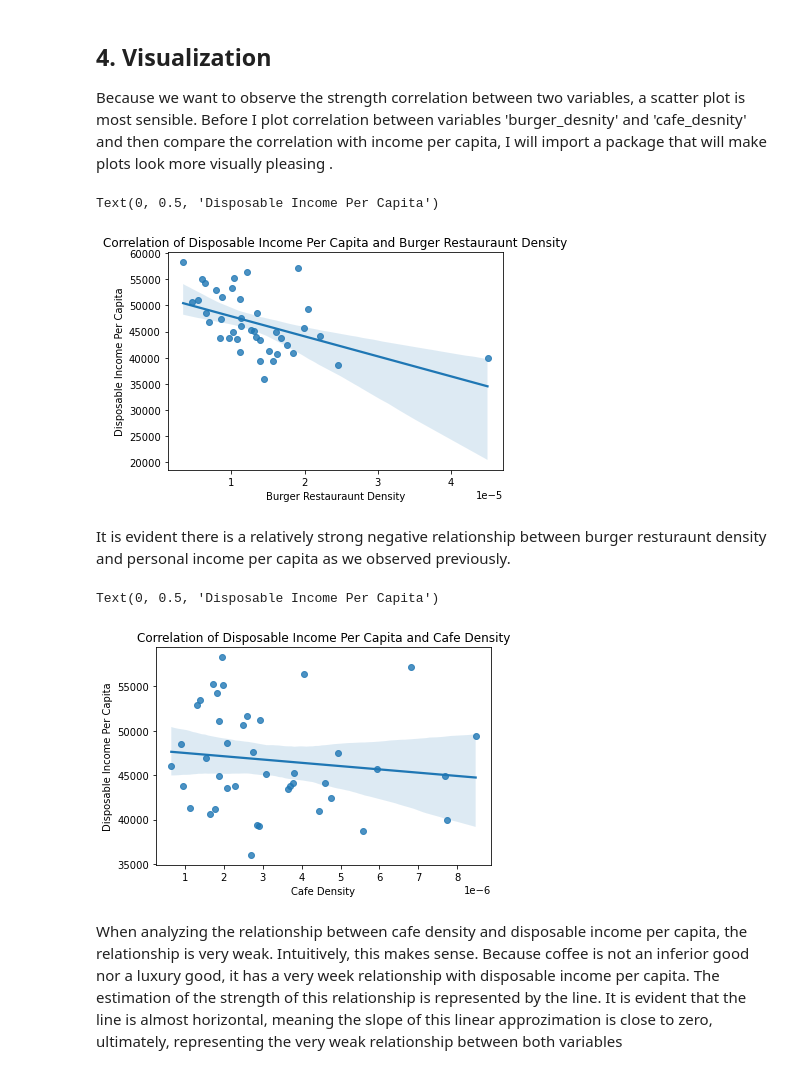
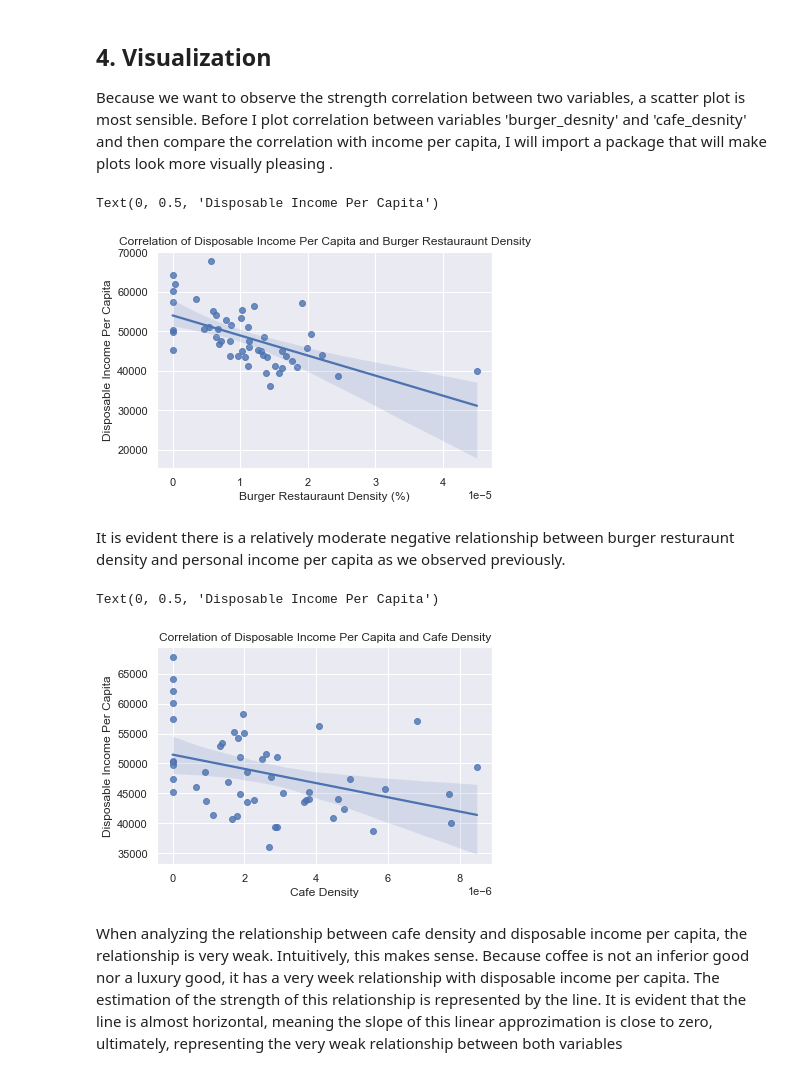
Before and after one commit to alishalaby07/RestaurantAnalysis, a Jupyter notebook: Assignment.ipynb, the cells around one changed output. Saved outputs shown, nothing was run; the diff lists cells and outputs as text; code cells hidden in the pictures.

```diff
--- a/Assignment.ipynb
+++ b/Assignment.ipynb
@@ -297,7 +315,9 @@ Finally, I want to add columns that finds the restaurant and burger restaurant d
 burger_restaurants = restaurants.loc[restaurants.categories.str.lower().str.contains("burger")]
 burger_restaurants = burger_restaurants.groupby('province').size().reset_index()
 burger_restaurants.columns = ['Code', 'num_burger_restaurants']
-df_main = pd.merge(temp, burger_restaurants, on='Code')
+df_main = pd.merge(temp, burger_restaurants, on='Code', how = 'left')
+df_main['num_burger_restaurants'] = df_main.num_burger_restaurants.fillna(0)
+df_main['num_restaurants'] = df_main.num_restaurants.fillna(0)
 df_main['restaurant_density'] = df_main['num_restaurants'] / df_main['Population (persons) 1/']
 df_main['burger_rest_density'] = df_main['num_burger_restaurants'] / df_main['Population (persons) 1/']
 df_main.head()
@@ -378,7 +403,8 @@ In the code below, I searched under the 'categories' variable in the 'restaurant
 cafe = restaurants.loc[restaurants.categories.str.lower().str.contains(r'coffee|cafe')]
 cafe = cafe.groupby('province').size().reset_index()
 cafe.columns = ['Code', 'num_coffee_houses']
-df_new = pd.merge(df_main, cafe, on = 'Code')
+df_new = pd.merge(df_main, cafe, on = 'Code', how = 'left' )
+df_new['num_coffee_houses'] = df_new.num_coffee_houses.fillna(0)
 df_new['cafe_density'] = df_new['num_coffee_houses'] / df_new['Population (persons) 1/']
 df_new.head()
 # %% [output]
@@ -395,23 +421,25 @@ Because we want to observe the strength correlation between two variables, a sca
 # %%
 import seaborn as sns
 # %%
+sns.set(font_scale = 1)
 sns.regplot(data=df_new, x='burger_rest_density', y='Per capita disposable personal income (dollars) 2/')
 plt.title('Correlation of Disposable Income Per Capita and Burger Restauraunt Density')
-plt.xlabel('Burger Restauraunt Density')
+plt.xlabel('Burger Restauraunt Density (%)')
 plt.ylabel('Disposable Income Per Capita')
 # %% [output]
 Text(0, 0.5, 'Disposable Income Per Capita')
-[figure, old version]
+[figure, new version]
 # %% [markdown]
-It is evident there is a relatively strong negative relationship between burger resturaunt density and personal income per capita as we observed previously.
+It is evident there is a relatively moderate negative relationship between burger resturaunt density and personal income per capita as we observed previously.
 # %%
+sns.set(font_scale = 1)
 sns.regplot(data=df_new, x='cafe_density', y='Per capita disposable personal income (dollars) 2/')
 plt.title('Correlation of Disposable Income Per Capita and Cafe Density')
 plt.xlabel('Cafe Density')
 plt.ylabel('Disposable Income Per Capita')
 # %% [output]
 Text(0, 0.5, 'Disposable Income Per Capita')
-[figure, old version]
+[figure, new version]
 # %% [markdown]
 When analyzing the relationship between cafe density and disposable income per capita, the relationship is very weak. Intuitively, this makes sense. Because coffee is not an inferior good nor a luxury good, it has a very week relationship with disposable income per capita. The estimation of the strength of this relationship is represented by the line. It is evident that the line is almost horizontal, meaning the slope of this linear approzimation is close to zero, ultimately, representing the very weak relationship between both variables
 # %% [markdown]
```
Also changed, not shown: parts of 127 cells of this notebook.
